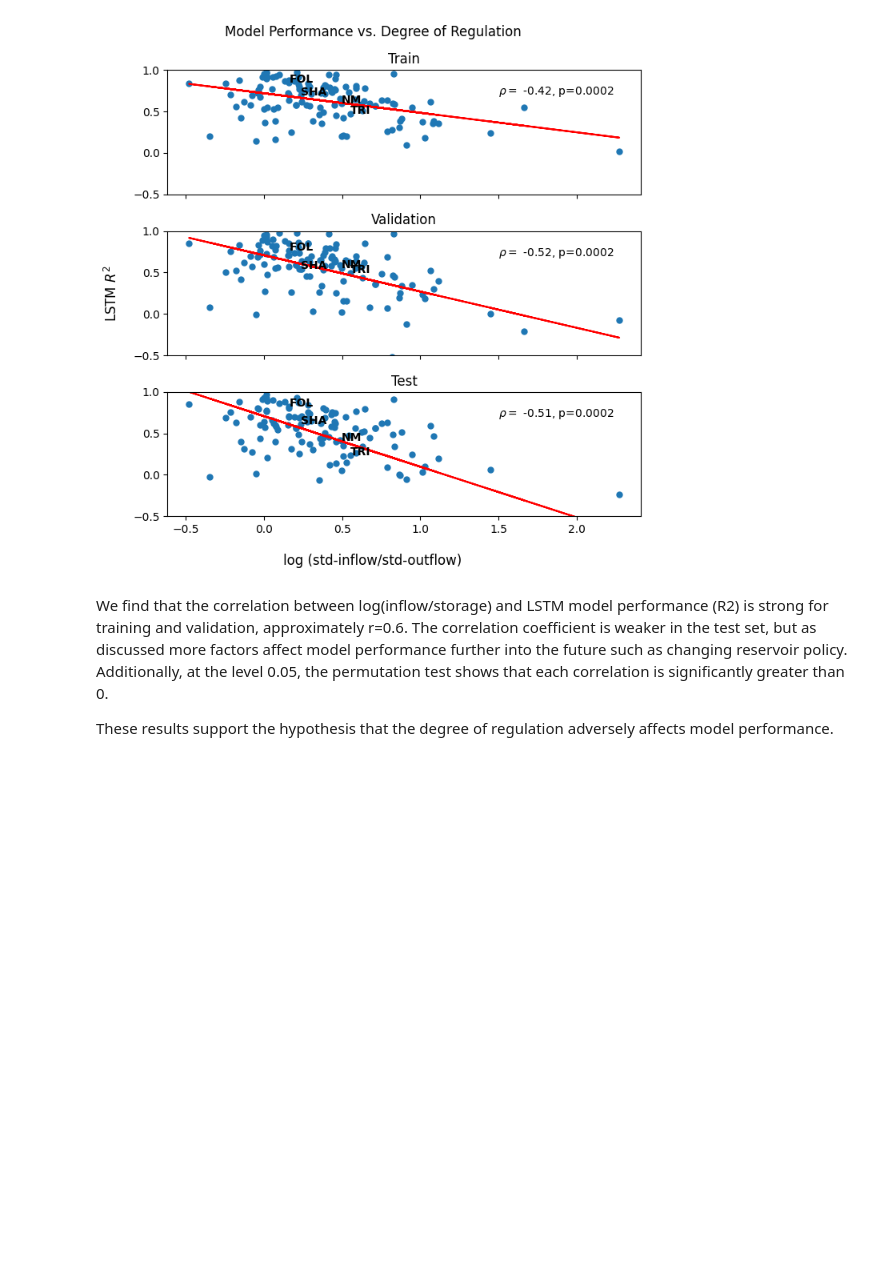
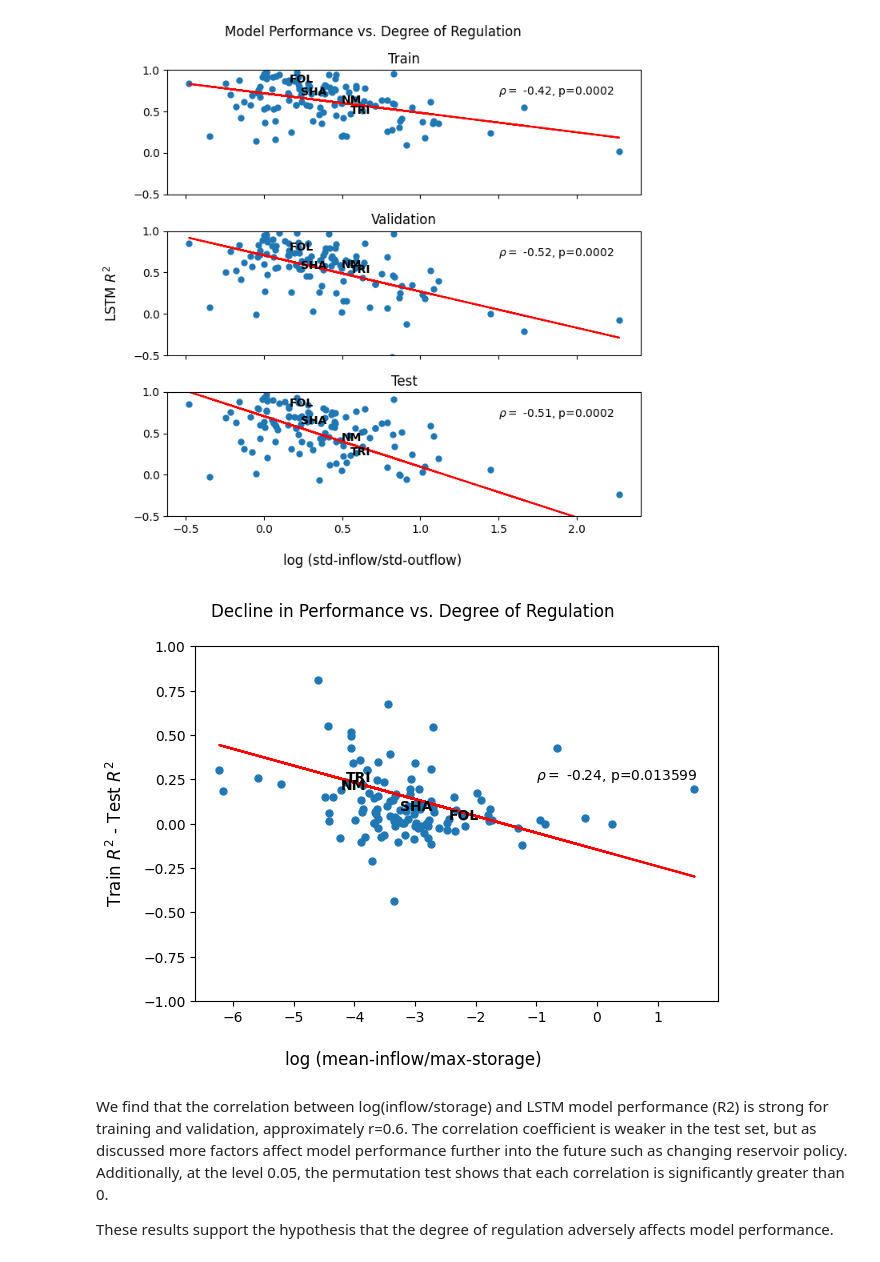
Before and after one commit to Matt2371/DL-reservoir-modeling, a Jupyter notebook: experiments/10d_resops_evaluate.ipynb, the cells around one changed output. Saved outputs shown, nothing was run; the diff lists cells and outputs as text; code cells hidden in the pictures; blank space fills up the shorter version.

Commit message:
Decline in performance vs degree of regulation
- plotted the decline in performance vs degree of regulation in 10d
- began drafting methods section of manuscript

```diff
--- a/experiments/10d_resops_evaluate.ipynb
+++ b/experiments/10d_resops_evaluate.ipynb
@@ -505,6 +505,28 @@ plt.tight_layout()
 plt.show()
 # %% [output]
 [figure]
+# %%
+# Plot result
+fig, axes = plt.subplots()
+x = np.log(df_result['mean_inflow'] / df_result['max_storage'])
+# LSTM R2 performance
+y = df_result['train'] - df_result['test']
+
+# One outlying point is removed from the test set
+axes.scatter(x.drop(index='1249'), y.drop(index='1249'), s=25)
+for name, id in name_to_id.items():
+    axes.text(x[id], y[id], name, weight='bold')
+lobf(x.drop(index='1249'), y.drop(index='1249'), ax=axes)
+corr, pval = correlate_pval(x.drop(index='1249'), y.drop(index='1249'))
+axes.text(-1, 0.25, r'$\rho=$'+f' {round(corr, 2)}, p={round(pval, 6)}')
+axes.set_ylim(-1, 1)
+fig.suptitle('Decline in Performance vs. Degree of Regulation')
+fig.supylabel('Train $R^2$ - Test $R^2$')
+fig.supxlabel('log (mean-inflow/max-storage)')
+plt.tight_layout()
+plt.show()
+# %% [output]
+[figure, added]
 # %% [markdown]
 We find that the correlation between log(inflow/storage) and LSTM model performance (R2) is strong for training and validation, approximately r=0.6. The correlation coefficient is weaker in the test set, but as discussed more factors affect model performance further into the future such as changing reservoir policy. Additionally, at the level 0.05, the permutation test shows that each correlation is significantly greater than 0.
 
```
Also changed, not shown: 4 other files.
